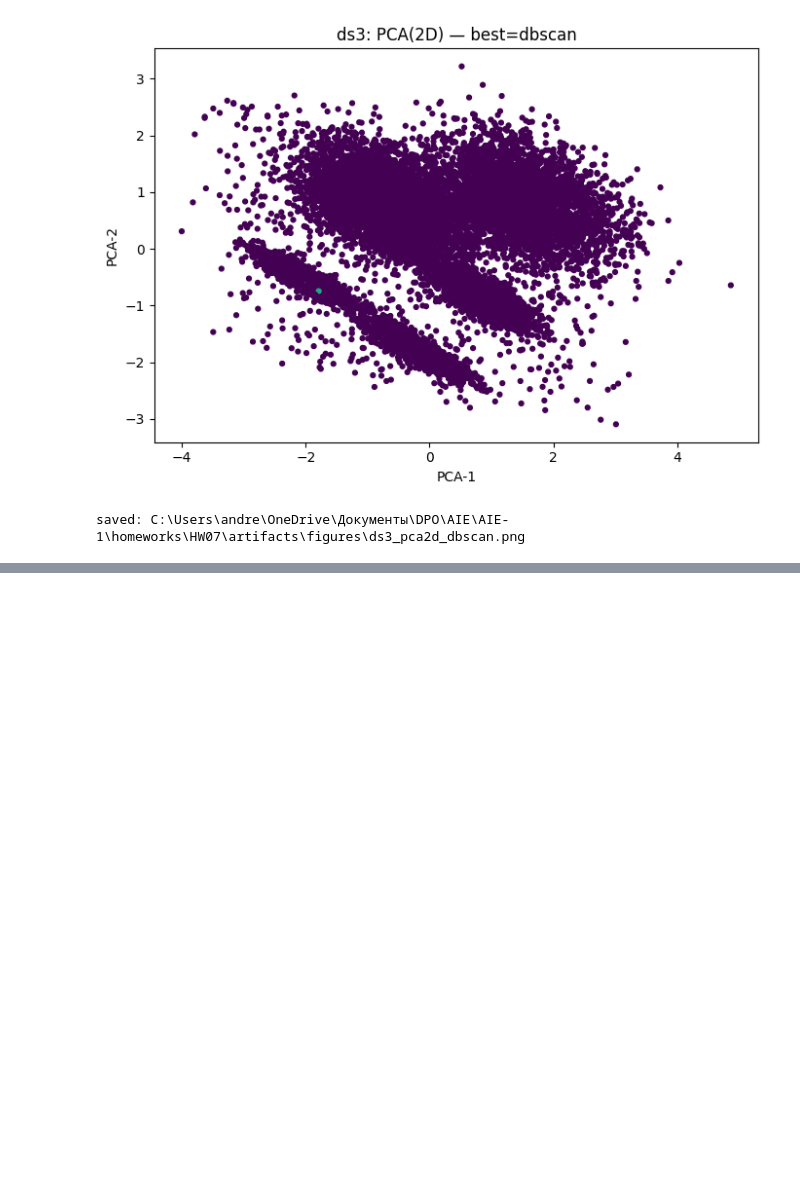
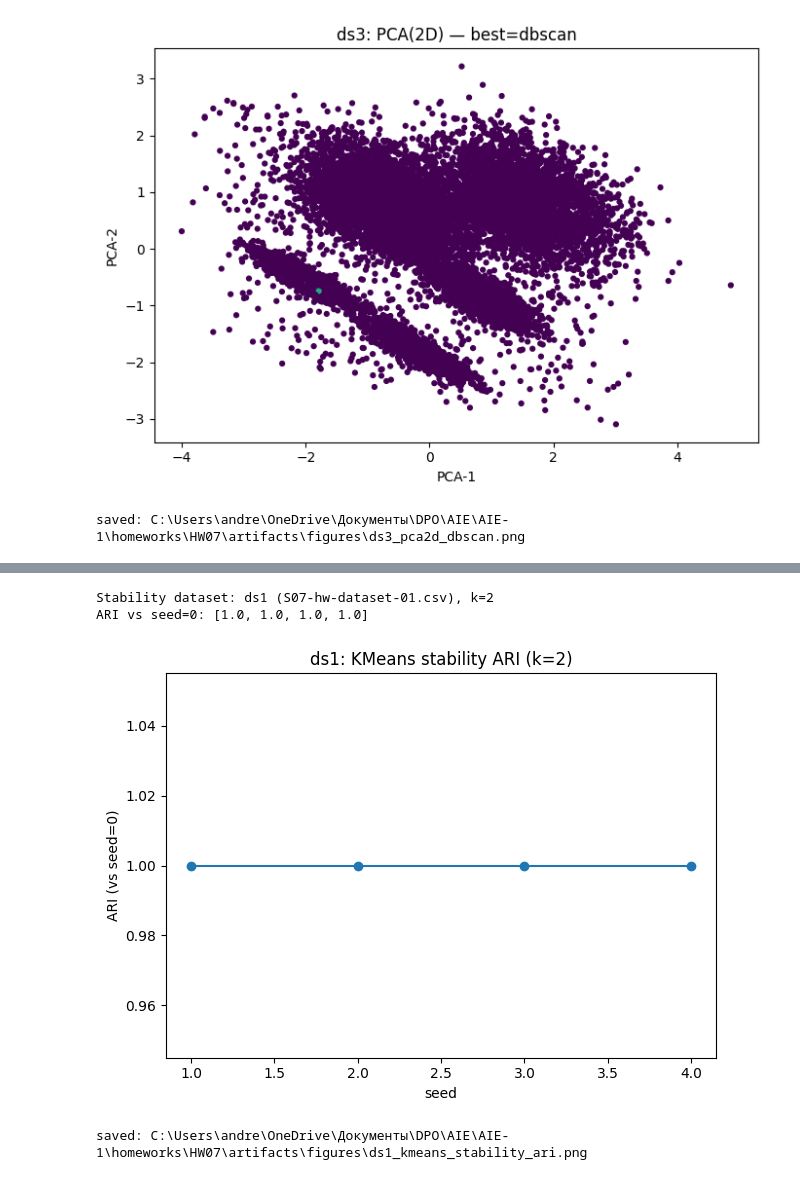
Before and after one commit to Forman75/AIE-1, a Jupyter notebook: homeworks/HW07/HW07.ipynb, the cells around one changed output, grey strips where cells are left out. Drawn from its saved outputs; the diff is of its cells as text; code cells hidden in the pictures; blank space fills up the shorter version.

```diff
--- a/homeworks/HW07/HW07.ipynb
+++ b/homeworks/HW07/HW07.ipynb
@@ -524,0 +529,31 @@ NameError: name 'json' is not defined
+# %%
+ds_stab = "ds1"
+obj = datasets[ds_stab]
+X = obj["X_proc"]
+
+best_k = int(obj["kmeans"]["best"]["k"])
+seeds = [0, 1, 2, 3, 4]
+
+labels_list = []
+for s in seeds:
+    model = KMeans(n_clusters=best_k, random_state=s, n_init=10)
+    labels_list.append(model.fit_predict(X))
+
+ari_scores = [adjusted_rand_score(labels_list[0], lab) for lab in labels_list[1:]]
+
+print(f"Stability dataset: {ds_stab} ({obj['file']}), k={best_k}")
+print("ARI vs seed=0:", ari_scores)
+
+plt.figure()
+plt.plot(seeds[1:], ari_scores, marker="o")
+plt.xlabel("seed")
+plt.ylabel("ARI (vs seed=0)")
+plt.title(f"{ds_stab}: KMeans stability ARI (k={best_k})")
+out = save_fig(f"{ds_stab}_kmeans_stability_ari.png")
+plt.show()
+print("saved:", out)
+# %% [output]
+Stability dataset: ds1 (S07-hw-dataset-01.csv), k=2
+ARI vs seed=0: [1.0, 1.0, 1.0, 1.0]
+[figure, added]
+saved: C:\Users\andre\OneDrive\Документы\DPO\AIE\AIE-1\homeworks\HW07\artifacts\figures\ds1_kmeans_stability_ari.png
```
Also changed, not shown: parts of 2 cells of this notebook, 3 other files.
